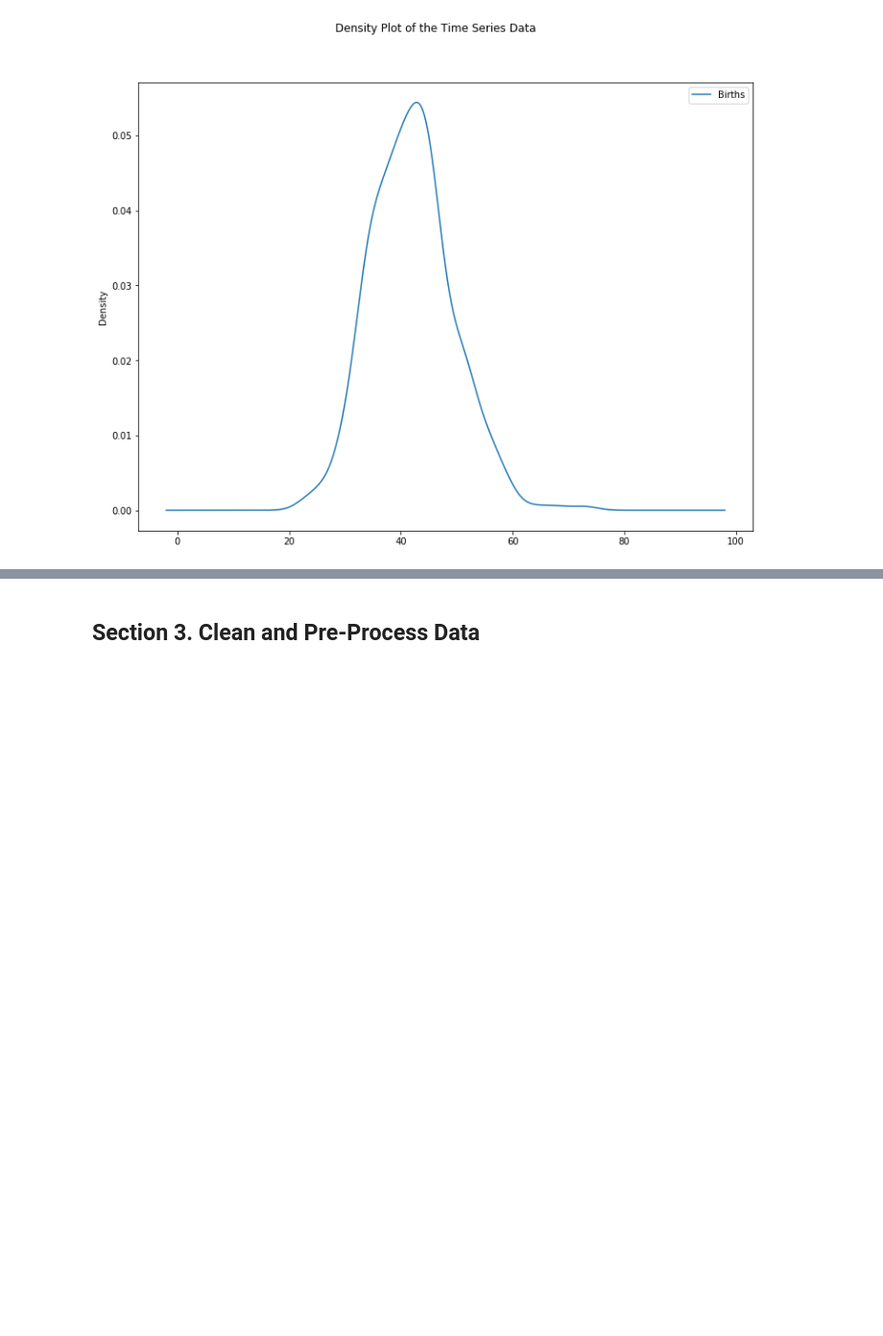
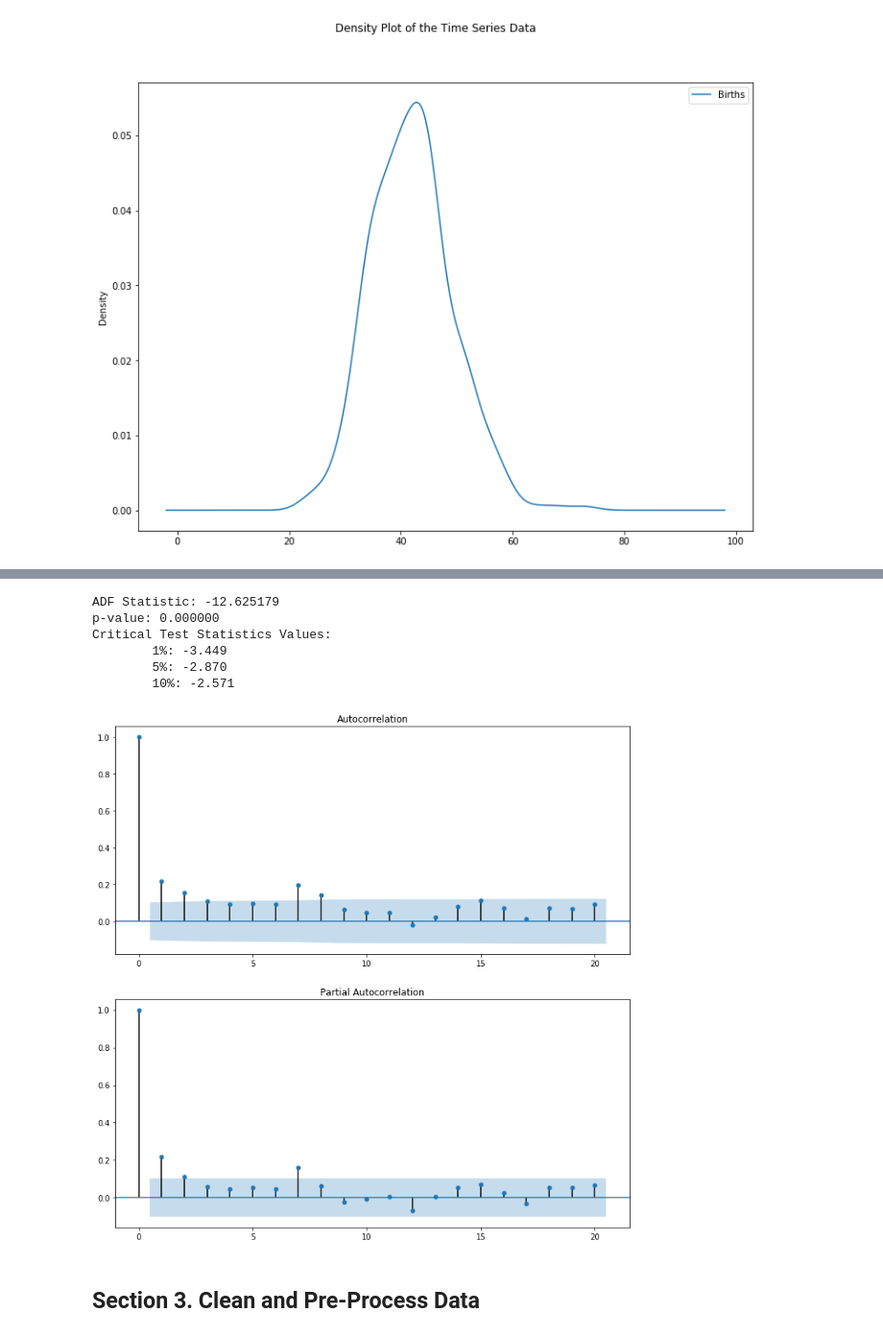
Before and after one commit to daines-analytics/time-series-projects, a Jupyter notebook: py-timeseries-daily-female-births/py-timeseries-daily-female-births.ipynb, the cells around one changed output, grey strips where cells are left out. Shown at 96% size. Drawn from its saved outputs; the diff is of its cells as text; code cells hidden in the pictures; blank space fills up the shorter version.

```diff
--- a/py-timeseries-daily-female-births/py-timeseries-daily-female-births.ipynb
+++ b/py-timeseries-daily-female-births/py-timeseries-daily-female-births.ipynb
@@ -216,3 +244,26 @@ plt.show()
+# %%
+# Check for stationarity
+result = adfuller(stationary['Births'])
+print('ADF Statistic: %f' % result[0])
+print('p-value: %f' % result[1])
+print('Critical Test Statistics Values:')
+for key, value in result[4].items():
+    print('\t%s: %.3f' % (key, value))
+# %% [output]
+ADF Statistic: -12.625179
+p-value: 0.000000
+Critical Test Statistics Values:
+        1%: -3.449
+        5%: -2.870
+        10%: -2.571
+# %%
+# ACF and PACF plots of the stationary time series
+fig, (ax1, ax2) = plt.subplots(2, 1, figsize=(12,12))
+plot_acf(series, lags= 20, ax=ax1)
+plot_pacf(series, lags= 20, ax=ax2)
+plt.show()
+# %% [output]
+[figure, added]
 # %%
 if (notifyStatus): email_notify("Data Inspection and Exploration completed! "+datetime.now().strftime('%a %B %d, %Y %I:%M:%S %p'))
 # %% [markdown]
```
Also changed, not shown: parts of 44 cells of this notebook, 1 other file.
